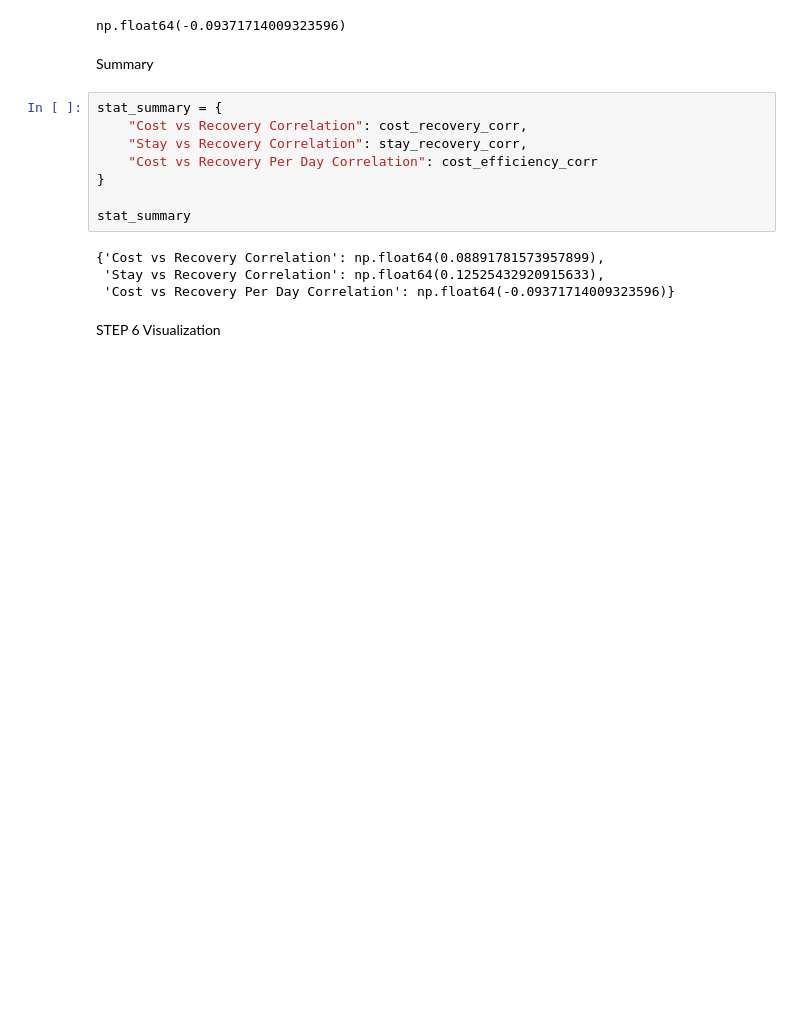
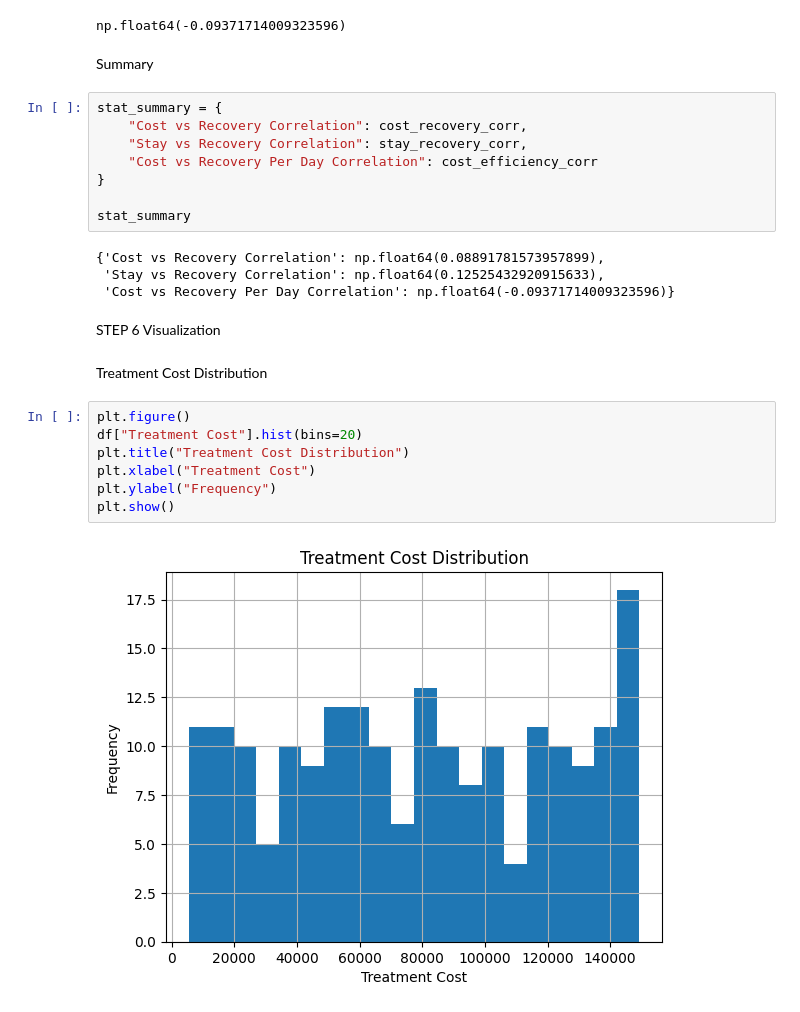
Before and after one commit to Prasannabade13/HEOR-Healthcare-Economics-and-Outcomes-Research-, a Jupyter notebook: HEOR.ipynb, the cells around one changed output. Drawn from its saved outputs; the diff is of its cells as text; blank space fills up the shorter version.

```diff
--- a/HEOR.ipynb
+++ b/HEOR.ipynb
@@ -379,3 +379,14 @@ stat_summary
  'Cost vs Recovery Per Day Correlation': np.float64(-0.09371714009323596)}
 # %% [markdown]
 STEP 6 Visualization
+# %% [markdown]
+Treatment Cost Distribution
+# %%
+plt.figure()
+df["Treatment Cost"].hist(bins=20)
+plt.title("Treatment Cost Distribution")
+plt.xlabel("Treatment Cost")
+plt.ylabel("Frequency")
+plt.show()
+# %% [output]
+[figure, added]
```
Also changed, not shown: parts of 30 cells of this notebook.
